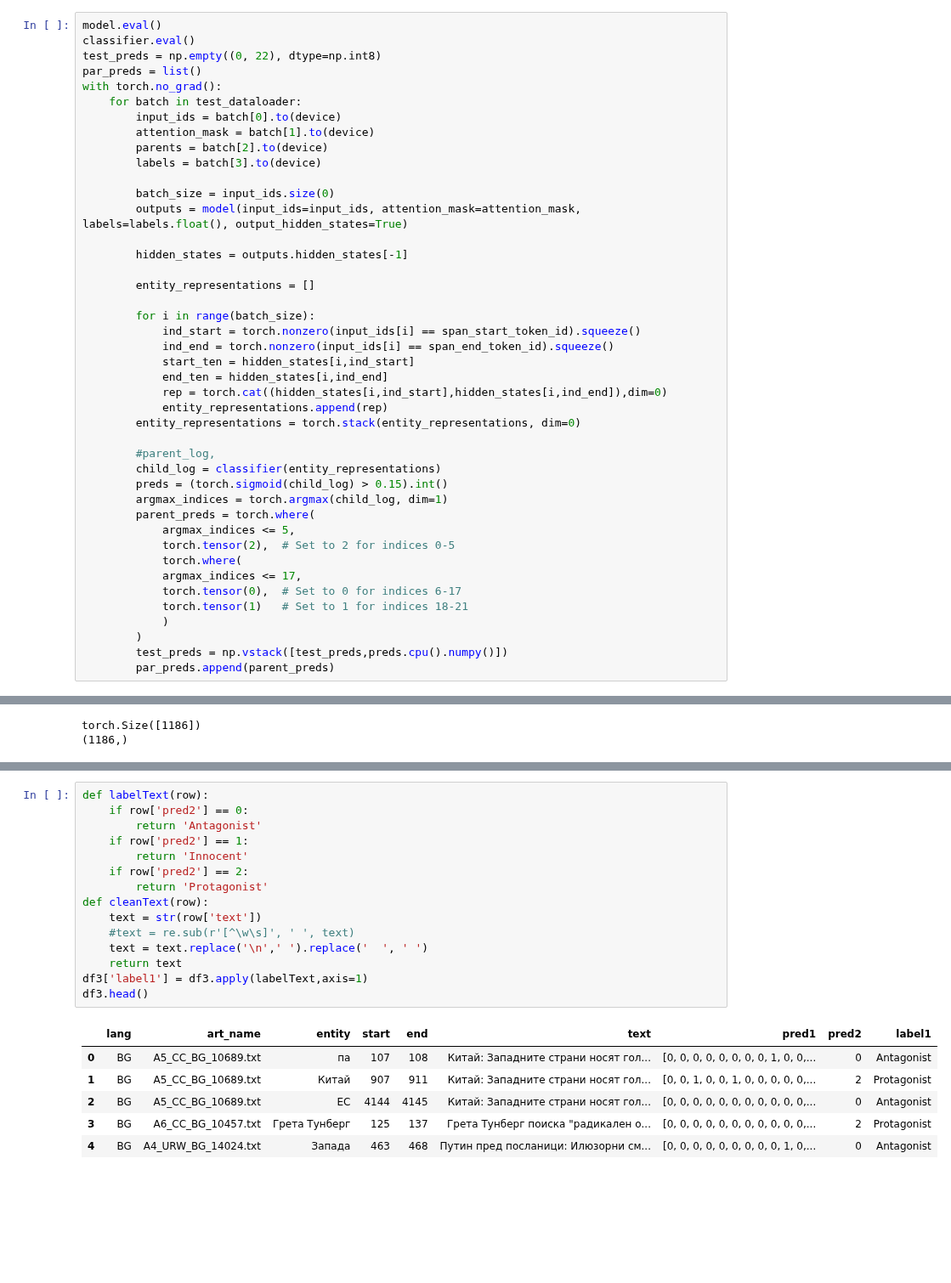
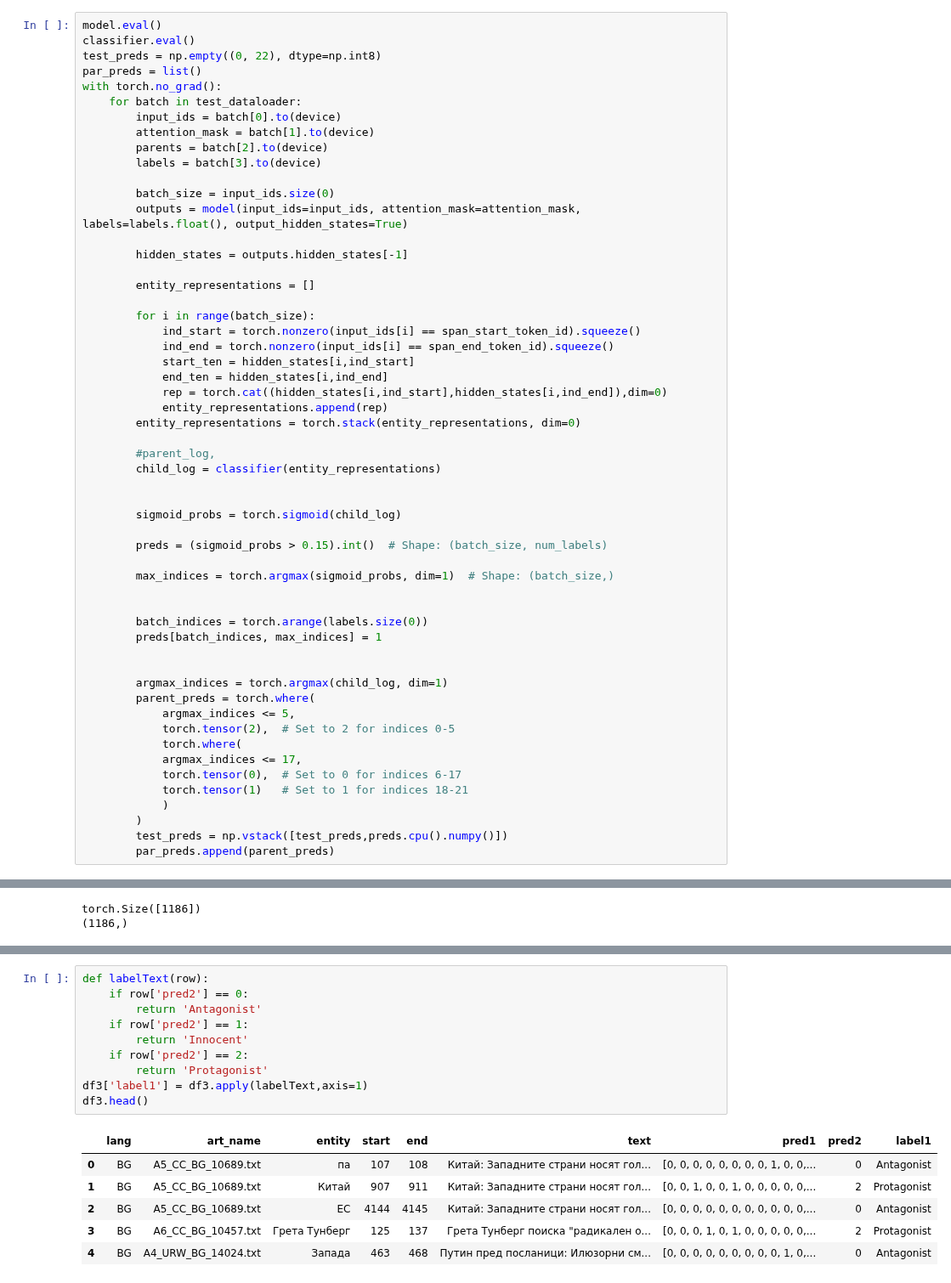
Before and after one commit to Matija-Kukic/semeval2025-t10, a Jupyter notebook: Submission_code.ipynb, the cells around one changed output, grey strips where cells are left out. Shown at 85% size. Cells and saved outputs as stored; diff of their text form; blank space fills up the shorter version.

```diff
--- a/Submission_code.ipynb
+++ b/Submission_code.ipynb
@@ -600,7 +600,19 @@ with torch.no_grad():
 
         #parent_log,
         child_log = classifier(entity_representations)
-        preds = (torch.sigmoid(child_log) > 0.15).int()
+
+
+        sigmoid_probs = torch.sigmoid(child_log)
+
+        preds = (sigmoid_probs > 0.15).int()  # Shape: (batch_size, num_labels)
+
+        max_indices = torch.argmax(sigmoid_probs, dim=1)  # Shape: (batch_size,)
+
+
+        batch_indices = torch.arange(labels.size(0))
+        preds[batch_indices, max_indices] = 1
+
+
         argmax_indices = torch.argmax(child_log, dim=1)
         parent_preds = torch.where(
             argmax_indices <= 5,
@@ -637,24 +649,19 @@ df3.head()
 # %%
 def labelText(row):
     if row['pred2'] == 0:
         return 'Antagonist'
     if row['pred2'] == 1:
         return 'Innocent'
     if row['pred2'] == 2:
         return 'Protagonist'
-def cleanText(row):
-    text = str(row['text'])
-    #text = re.sub(r'[^\w\s]', ' ', text)
-    text = text.replace('\n',' ').replace('  ', ' ')
-    return text
 df3['label1'] = df3.apply(labelText,axis=1)
 df3.head()
 # %% [output]
 |  | lang | art_name | entity | start | end | text | pred1 | pred2 | label1 |
 | 0 | BG | A5_CC_BG_10689.txt | па | 107 | 108 | Китай: Западните страни носят гол... | [0, 0, 0, 0, 0, 0, 0, 0, 1, 0, 0,... | 0 | Antagonist |
 | 1 | BG | A5_CC_BG_10689.txt | Китай | 907 | 911 | Китай: Западните страни носят гол... | [0, 0, 1, 0, 0, 1, 0, 0, 0, 0, 0,... | 2 | Protagonist |
 | 2 | BG | A5_CC_BG_10689.txt | ЕС | 4144 | 4145 | Китай: Западните страни носят гол... | [0, 0, 0, 0, 0, 0, 0, 0, 0, 0, 0,... | 0 | Antagonist |
-| 3 | BG | A6_CC_BG_10457.txt | Грета Тунберг | 125 | 137 | Грета Тунберг поиска "радикален о... | [0, 0, 0, 0, 0, 0, 0, 0, 0, 0, 0,... | 2 | Protagonist |
+| 3 | BG | A6_CC_BG_10457.txt | Грета Тунберг | 125 | 137 | Грета Тунберг поиска "радикален о... | [0, 0, 0, 1, 0, 1, 0, 0, 0, 0, 0,... | 2 | Protagonist |
 | 4 | BG | A4_URW_BG_14024.txt | Запада | 463 | 468 | Путин пред посланици: Илюзорни см... | [0, 0, 0, 0, 0, 0, 0, 0, 0, 1, 0,... | 0 | Antagonist |
 # %%
 def num2Label(row):
```
Also changed, not shown: parts of 8 cells of this notebook, 1 other file.
